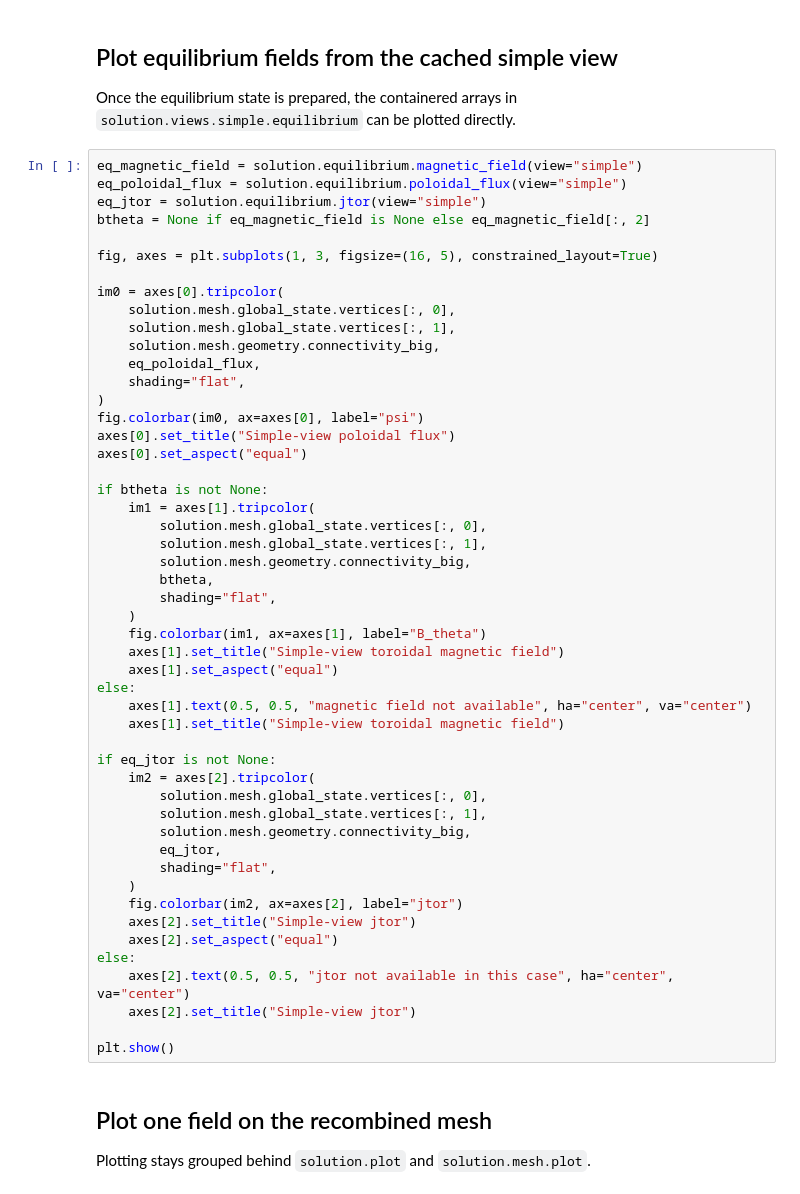
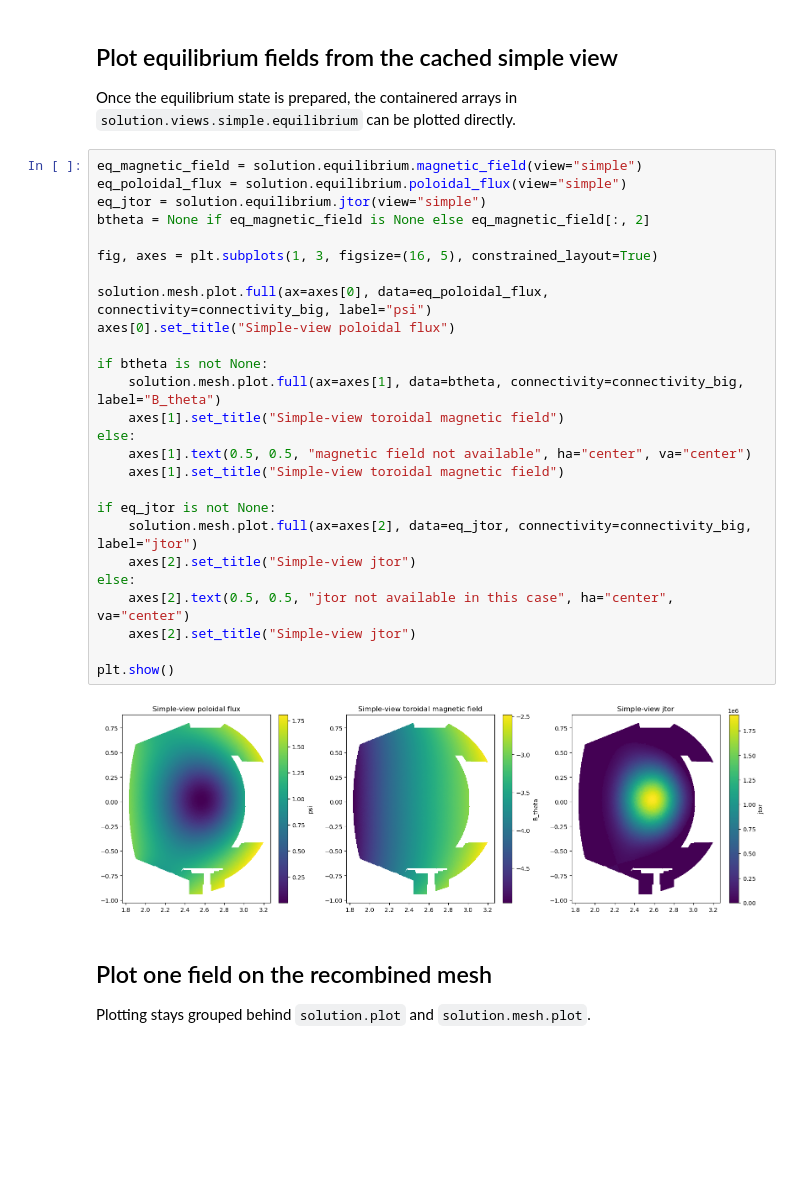
Before and after one commit to wave46/HDG_postprocess, a Jupyter notebook: demos/modern_api/01_solution_basics.ipynb, the cells around one changed output. Drawn from its saved outputs; the diff is of its cells as text; blank space fills up the shorter version.

```diff
--- a/demos/modern_api/01_solution_basics.ipynb
+++ b/demos/modern_api/01_solution_basics.ipynb
@@ -123,53 +154,31 @@ Once the equilibrium state is prepared, the containered arrays in `solution.view
 # %%
 eq_magnetic_field = solution.equilibrium.magnetic_field(view="simple")
 eq_poloidal_flux = solution.equilibrium.poloidal_flux(view="simple")
 eq_jtor = solution.equilibrium.jtor(view="simple")
 btheta = None if eq_magnetic_field is None else eq_magnetic_field[:, 2]
 
 fig, axes = plt.subplots(1, 3, figsize=(16, 5), constrained_layout=True)
 
-im0 = axes[0].tripcolor(
-    solution.mesh.global_state.vertices[:, 0],
-    solution.mesh.global_state.vertices[:, 1],
-    solution.mesh.geometry.connectivity_big,
-    eq_poloidal_flux,
-    shading="flat",
-)
-fig.colorbar(im0, ax=axes[0], label="psi")
+solution.mesh.plot.full(ax=axes[0], data=eq_poloidal_flux, connectivity=connectivity_big, label="psi")
 axes[0].set_title("Simple-view poloidal flux")
-axes[0].set_aspect("equal")
 
 if btheta is not None:
-    im1 = axes[1].tripcolor(
-        solution.mesh.global_state.vertices[:, 0],
-        solution.mesh.global_state.vertices[:, 1],
-        solution.mesh.geometry.connectivity_big,
-        btheta,
-        shading="flat",
-    )
-    fig.colorbar(im1, ax=axes[1], label="B_theta")
+    solution.mesh.plot.full(ax=axes[1], data=btheta, connectivity=connectivity_big, label="B_theta")
     axes[1].set_title("Simple-view toroidal magnetic field")
-    axes[1].set_aspect("equal")
 else:
     axes[1].text(0.5, 0.5, "magnetic field not available", ha="center", va="center")
     axes[1].set_title("Simple-view toroidal magnetic field")
 
 if eq_jtor is not None:
-    im2 = axes[2].tripcolor(
-        solution.mesh.global_state.vertices[:, 0],
-        solution.mesh.global_state.vertices[:, 1],
-        solution.mesh.geometry.connectivity_big,
-        eq_jtor,
-        shading="flat",
-    )
-    fig.colorbar(im2, ax=axes[2], label="jtor")
+    solution.mesh.plot.full(ax=axes[2], data=eq_jtor, connectivity=connectivity_big, label="jtor")
     axes[2].set_title("Simple-view jtor")
-    axes[2].set_aspect("equal")
 else:
     axes[2].text(0.5, 0.5, "jtor not available in this case", ha="center", va="center")
     axes[2].set_title("Simple-view jtor")
 
 plt.show()
+# %% [output]
+[figure, added]
 # %% [markdown]
 ## Plot one field on the recombined mesh
 
```
Also changed, not shown: parts of 11 cells of this notebook.
